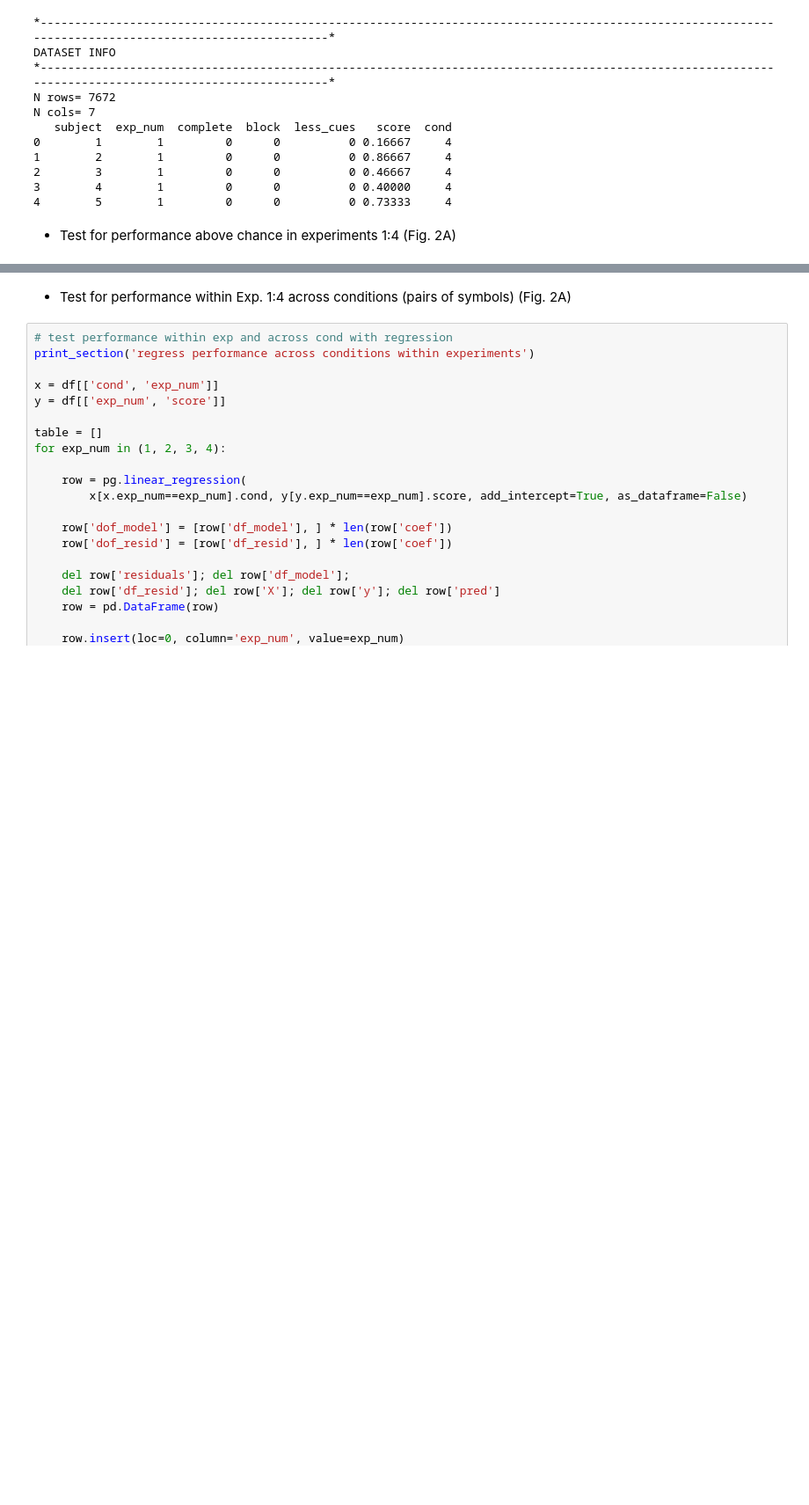
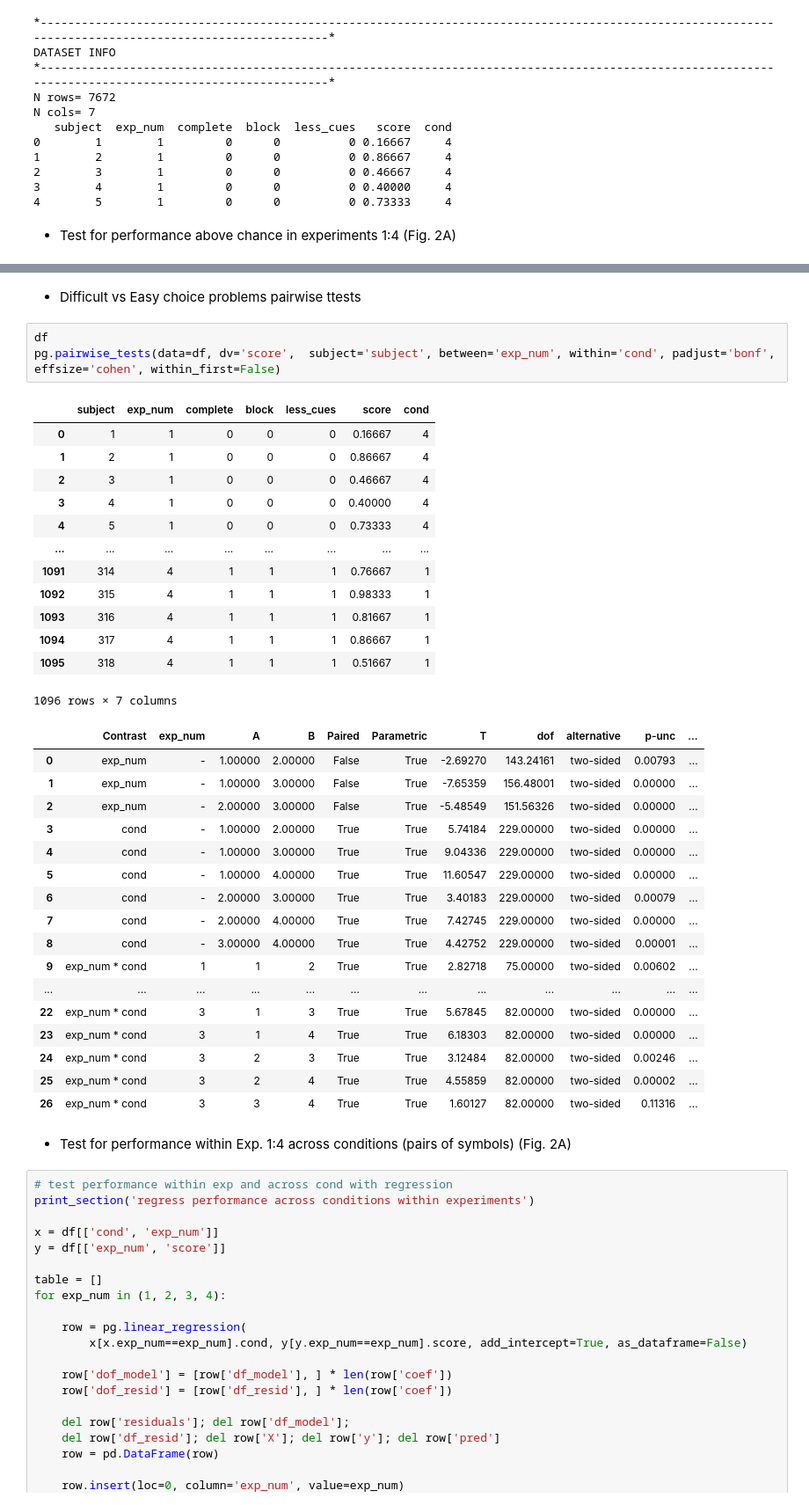
Before and after one commit to bsgarcia/RandCFollowUp, a Jupyter notebook: python/stats.ipynb, the cells around one changed output, grey strips where cells are left out. Shown: that part at 88% size. Saved outputs shown, nothing was run; the diff lists cells and outputs as text; blank space fills up the shorter version.

```diff
--- a/python/stats.ipynb
+++ b/python/stats.ipynb
@@ -81,6 +78,42 @@ test for performance above chance
 | T-test | 3 | 4 | 9.37169 | 82 | two-sided | 0.00000 | [0.69, 0.8] | 1.02868 | 5.35e+11 | 1.00000 |
 | T-test | 4 | 1 | 20.99338 | 87 | two-sided | 0.00000 | [0.86, 0.93] | 2.23790 | 3.099e+32 | 1.00000 |
 | T-test | 4 | 4 | 7.07338 | 87 | two-sided | 0.00000 | [0.64, 0.74] | 0.75402 | 2.735e+07 | 1.00000 |
+# %% [markdown]
+* Difficult vs Easy choice problems pairwise ttests
+# %%
+df
+pg.pairwise_tests(data=df, dv='score',  subject='subject', between='exp_num', within='cond', padjust='bonf', effsize='cohen', within_first=False)
+# %% [output]
+|  | subject | exp_num | complete | block | less_cues | score | cond |
+| 0 | 1 | 1 | 0 | 0 | 0 | 0.16667 | 4 |
+| 1 | 2 | 1 | 0 | 0 | 0 | 0.86667 | 4 |
+| 2 | 3 | 1 | 0 | 0 | 0 | 0.46667 | 4 |
+| 3 | 4 | 1 | 0 | 0 | 0 | 0.40000 | 4 |
+| 4 | 5 | 1 | 0 | 0 | 0 | 0.73333 | 4 |
+| ... | ... | ... | ... | ... | ... | ... | ... |
+| 1091 | 314 | 4 | 1 | 1 | 1 | 0.76667 | 1 |
+| 1092 | 315 | 4 | 1 | 1 | 1 | 0.98333 | 1 |
+| 1093 | 316 | 4 | 1 | 1 | 1 | 0.81667 | 1 |
+| 1094 | 317 | 4 | 1 | 1 | 1 | 0.86667 | 1 |
+| 1095 | 318 | 4 | 1 | 1 | 1 | 0.51667 | 1 |
+1096 rows × 7 columns
+|  | Contrast | exp_num | A | B | Paired | Parametric | T | dof | alternative | p-unc | ... |
+| 0 | exp_num | - | 1.00000 | 2.00000 | False | True | -2.69270 | 143.24161 | two-sided | 0.00793 | ... |
+| 1 | exp_num | - | 1.00000 | 3.00000 | False | True | -7.65359 | 156.48001 | two-sided | 0.00000 | ... |
+| 2 | exp_num | - | 2.00000 | 3.00000 | False | True | -5.48549 | 151.56326 | two-sided | 0.00000 | ... |
+| 3 | cond | - | 1.00000 | 2.00000 | True | True | 5.74184 | 229.00000 | two-sided | 0.00000 | ... |
+| 4 | cond | - | 1.00000 | 3.00000 | True | True | 9.04336 | 229.00000 | two-sided | 0.00000 | ... |
+| 5 | cond | - | 1.00000 | 4.00000 | True | True | 11.60547 | 229.00000 | two-sided | 0.00000 | ... |
+| 6 | cond | - | 2.00000 | 3.00000 | True | True | 3.40183 | 229.00000 | two-sided | 0.00079 | ... |
+| 7 | cond | - | 2.00000 | 4.00000 | True | True | 7.42745 | 229.00000 | two-sided | 0.00000 | ... |
+| 8 | cond | - | 3.00000 | 4.00000 | True | True | 4.42752 | 229.00000 | two-sided | 0.00001 | ... |
+| 9 | exp_num * cond | 1 | 1 | 2 | True | True | 2.82718 | 75.00000 | two-sided | 0.00602 | ... |
+| ... | ... | ... | ... | ... | ... | ... | ... | ... | ... | ... | ... |
+| 22 | exp_num * cond | 3 | 1 | 3 | True | True | 5.67845 | 82.00000 | two-sided | 0.00000 | ... |
+| 23 | exp_num * cond | 3 | 1 | 4 | True | True | 6.18303 | 82.00000 | two-sided | 0.00000 | ... |
+| 24 | exp_num * cond | 3 | 2 | 3 | True | True | 3.12484 | 82.00000 | two-sided | 0.00246 | ... |
+| 25 | exp_num * cond | 3 | 2 | 4 | True | True | 4.55859 | 82.00000 | two-sided | 0.00002 | ... |
+| 26 | exp_num * cond | 3 | 3 | 4 | True | True | 1.60127 | 82.00000 | two-sided | 0.11316 | ... |
 # %% [markdown]
 * Test for performance within Exp. 1:4 across conditions (pairs of symbols) (Fig. 2A)
 # %%
```
Also changed, not shown: parts of 11 cells of this notebook.
